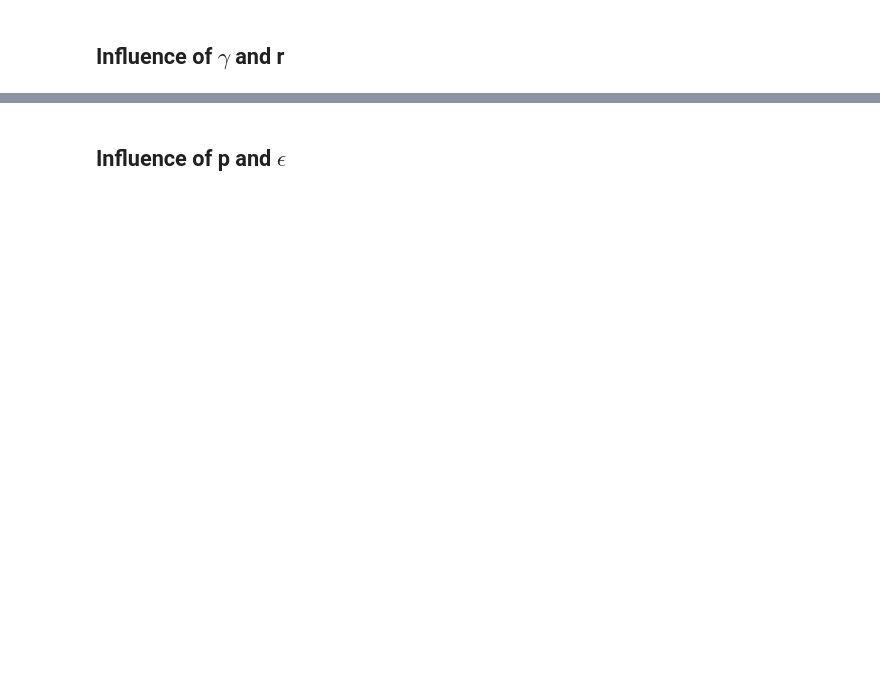
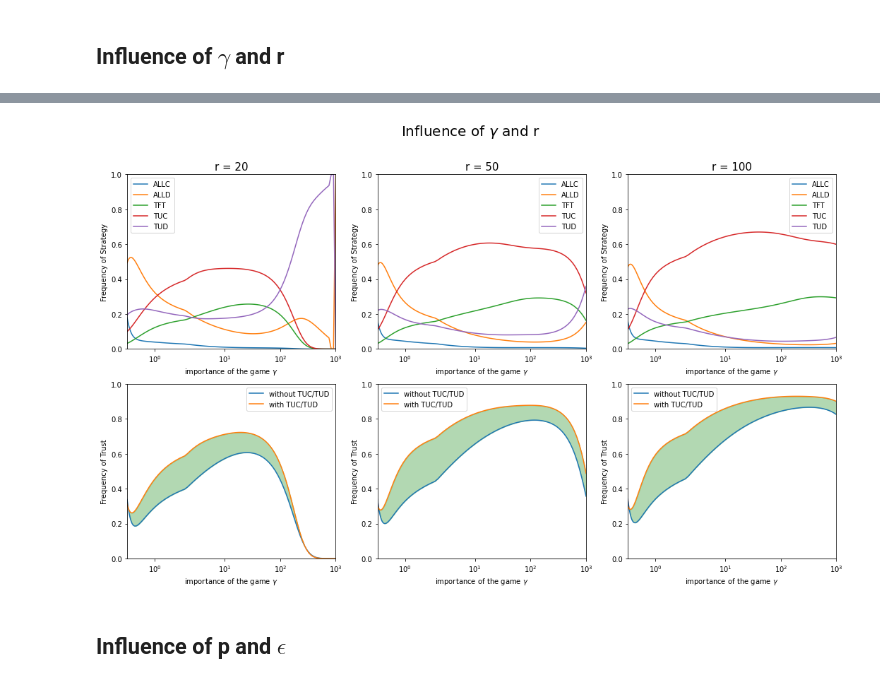
Before and after one commit to ErinnVdSande/CGT-Project, a Jupyter notebook: Project.ipynb, the cells around one changed output, grey strips where cells are left out. Cells and saved outputs as stored; diff of their text form; code cells hidden in the pictures; blank space fills up the shorter version.

```diff
--- a/Project.ipynb
+++ b/Project.ipynb
@@ -143,20 +148,18 @@ test_epsilons(R,S,T,P,r,theta,p,gamma,nb_strategies_with,strategies,nb_strategie
 # %% [markdown]
 ## Influence of $\gamma$ and r
 # %%
-def test_gamma_r(R,S,T,P,theta,p,epsilon,nb_strategies_with,strategies,nb_strategies_without,beta,Z):
-    gammas = np.geomspace(0.1,1000,100)
-    rs = np.array([20,50,100])
+def test_gamma_r(R,S,T,P,theta,p,epsilon,nb_strategies_with,nb_strategies_without,beta,Z,gammas,rs):
+    results_with_r = []
+    results_without_r = []
     for r in rs:
         # for the frequencies of strategies
-        fig_strat,ax_strat = plt.subplots()
         results_with = np.zeros((nb_strategies_with,len(gammas)))
         # for the frequency of cooperation
-        fig_coop,ax_coop = plt.subplots()
         results_without = np.zeros((nb_strategies_without,len(gammas)))
         for pos in range(len(gammas)):
             # for all strategies
             gamma = gammas[pos]
-            pay_off = calculate_pay_off(R,S,T,P,r,theta,p,epsilon,gamma)
+            pay_off = calculate_pay_off(R,S,T,P,gamma,r,theta,p,epsilon)
             evolver = egt.analytical.StochDynamics(nb_strategies_with, pay_off, Z)
             evolver.mu = 0
             stationary_SML = evolver.calculate_stationary_distribution(beta)
@@ -168,16 +171,21 @@ def test_gamma_r(R,S,T,P,theta,p,epsilon,nb_strategies_with,strategies,nb_strate
             stationary_SML = evolver.calculate_stationary_distribution(beta)
             for strategy,v in zip(range(nb_strategies_without),stationary_SML):
                 results_without[strategy][pos] = v
+        results_with_r.append(results_with)
+        results_without_r.append(results_without)
+    return results_with_r,results_without_r
+
+def visualize_gamma_r(ax_strats,ax_coops,nb_strategies_with,strategies,nb_strategies_without,gammas,rs,results_with_r,results_without_r):
+    for r,ax_strat,ax_coop,results_with,results_without in zip(rs,ax_strats,ax_coops,results_with_r,results_without_r):
         # for the frequencies of strategies
         for pos in range(nb_strategies_with):
             ax_strat.plot(gammas,results_with[pos],label = strategies[pos])
         ax_strat.legend()
         ax_strat.set_xlabel("importance of the game $\gamma$")
-        ax_strat.set_ylabel("Frequency")
+        ax_strat.set_ylabel("Frequency of Strategy")
         ax_strat.set_xlim(0.1,1000)
         ax_strat.set_xscale("symlog")
         ax_strat.set_ylim(0,1)
-        ax_strat.set_title(f"Influence of r = {r} and $\gamma$  on frequency of strategies")
         # for the frequency of cooperation
         without_trust = np.array([results_without[0][pos] + results_without[2][pos] for pos in range(len(gammas))])
         with_trust = np.array([results_with[0][pos] + results_with[2][pos] + results_with[3][pos] for pos in range(len(gammas))])
@@ -185,11 +193,11 @@ def test_gamma_r(R,S,T,P,theta,p,epsilon,nb_strategies_with,strategies,nb_strate
         ax_coop.plot(gammas,with_trust,label = "with TUC/TUD")
         ax_coop.fill_between(gammas, with_trust, without_trust, where=(with_trust > without_trust), color='green', alpha=0.3)
         ax_coop.fill_between(gammas, with_trust, without_trust, where=(with_trust < without_trust), color='red', alpha=0.3)
-
         ax_coop.legend()
         ax_coop.set_xscale("symlog")
         ax_coop.set_xlim(0.1,1000)
         ax_coop.set_ylim(0,1)
-        ax_strat.set_xlabel("importance of the game $\gamma$")
-        ax_coop.set_ylabel("Frequency")
-        ax_strat.set_title(f"Influence of r = {r} and $\gamma$  on frequency of cooperation")
+        ax_coop.set_xlabel("importance of the game $\gamma$")
+        ax_coop.set_ylabel("Frequency of Trust")
+        # add titles
+        ax_strat.set_title(f"r = {r}",size = 15)
@@ -204,0 +204,9 @@ test_gamma_r(R,S,T,P,theta,p,epsilon,nb_strategies_with,strategies,nb_strategies
+# %%
+gammas = np.geomspace(0.1,1000,100)
+rs = np.array([20,50,100])
+gammas_r_with,gammas_r_without = test_gamma_r(R,S,T,P,theta,p,epsilon,nb_strategies_with,nb_strategies_without,beta,Z,gammas,rs)
+fig_gamma,(ax_strats_gamma,ax_coops_gamma) = plt.subplots(2,3,figsize=(18,10))
+fig_gamma.suptitle("Influence of $\gamma$ and r",size=20)
+visualize_gamma_r(ax_strats_gamma,ax_coops_gamma,nb_strategies_with,strategies,nb_strategies_without,gammas,rs,gammas_r_with,gammas_r_without)
+# %% [output]
+[figure, added]
```
Also changed, not shown: parts of 19 cells of this notebook.
